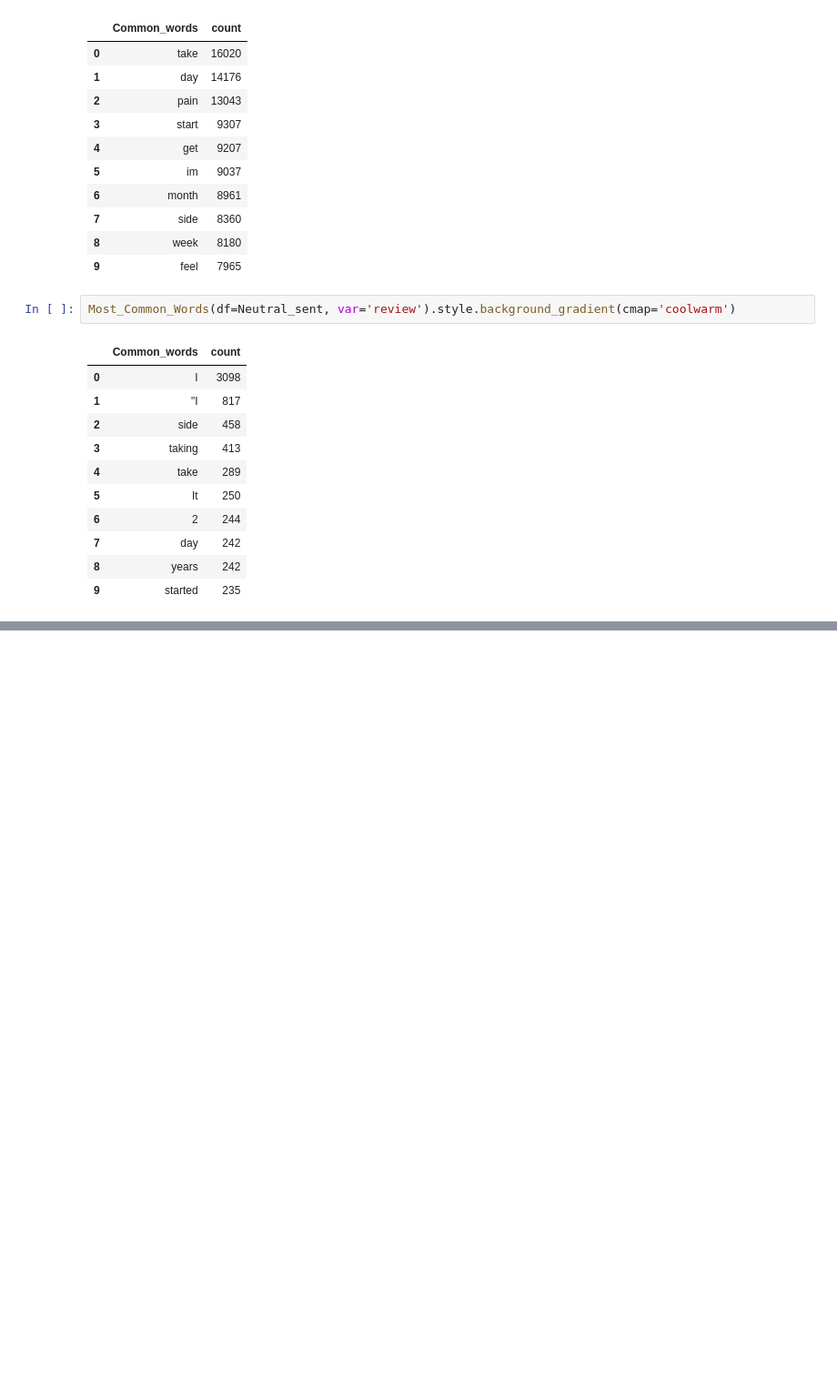
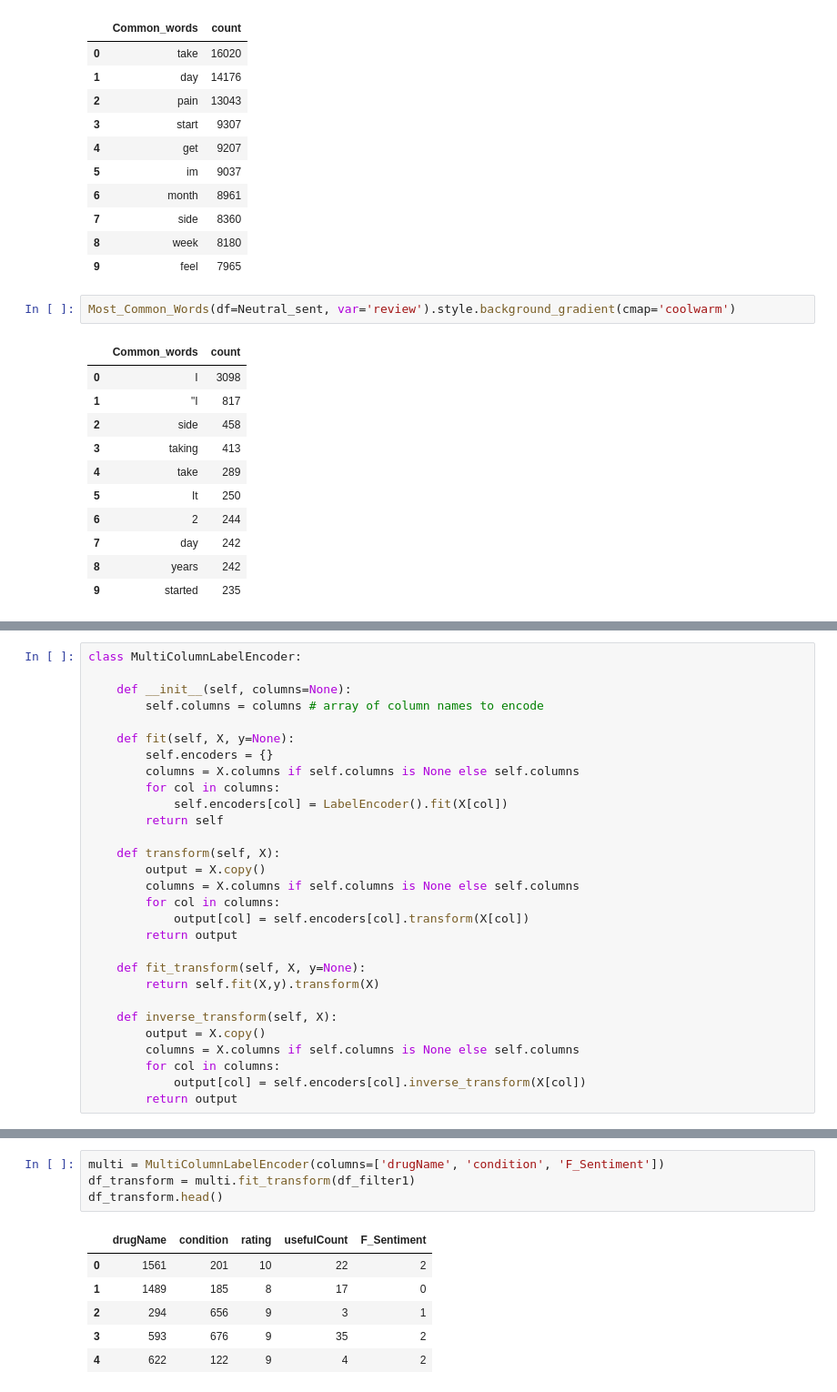
Before and after one commit to satish-kp/Sentiment_Analysis_Healthcare_data, a Jupyter notebook: Code_v1.1.ipynb, the cells around one changed output, grey strips where cells are left out. Shown: that part at 91% size. Cells and saved outputs as stored; diff of their text form; blank space fills up the shorter version.

```diff
--- a/Code_v1.1.ipynb
+++ b/Code_v1.1.ipynb
@@ -420,0 +422,29 @@ Most_Common_Words(df=Neutral_sent, var='review').style.background_gradient(cmap=
+# %%
+class MultiColumnLabelEncoder:
+
+    def __init__(self, columns=None):
+        self.columns = columns # array of column names to encode
+
+    def fit(self, X, y=None):
+        self.encoders = {}
+        columns = X.columns if self.columns is None else self.columns
+        for col in columns:
+            self.encoders[col] = LabelEncoder().fit(X[col])
+        return self
+
+    def transform(self, X):
+        output = X.copy()
+        columns = X.columns if self.columns is None else self.columns
+        for col in columns:
+            output[col] = self.encoders[col].transform(X[col])
+        return output
+
+    def fit_transform(self, X, y=None):
+        return self.fit(X,y).transform(X)
+
+    def inverse_transform(self, X):
+        output = X.copy()
+        columns = X.columns if self.columns is None else self.columns
+        for col in columns:
+            output[col] = self.encoders[col].inverse_transform(X[col])
+        return output
@@ -420,0 +479,11 @@ Most_Common_Words(df=Neutral_sent, var='review').style.background_gradient(cmap=
+# %%
+multi = MultiColumnLabelEncoder(columns=['drugName', 'condition', 'F_Sentiment'])
+df_transform = multi.fit_transform(df_filter1)
+df_transform.head()
+# %% [output]
+|  | drugName | condition | rating | usefulCount | F_Sentiment |
+| 0 | 1561 | 201 | 10 | 22 | 2 |
+| 1 | 1489 | 185 | 8 | 17 | 0 |
+| 2 | 294 | 656 | 9 | 3 | 1 |
+| 3 | 593 | 676 | 9 | 35 | 2 |
+| 4 | 622 | 122 | 9 | 4 | 2 |
```
Also changed, not shown: parts of 22 cells of this notebook.
